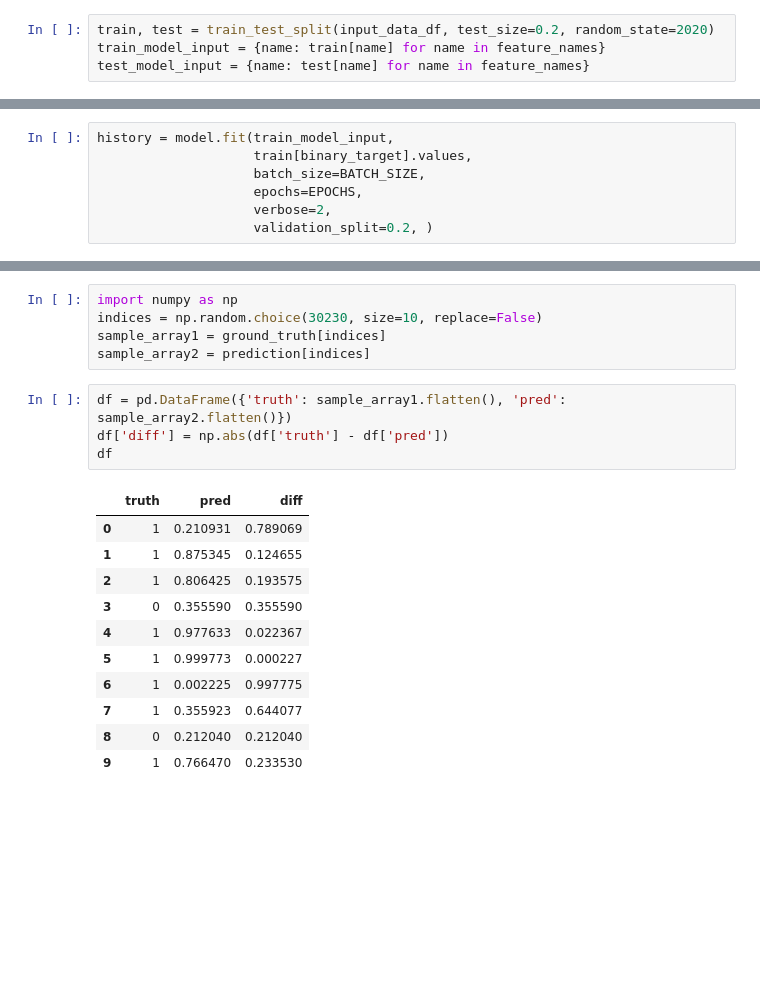
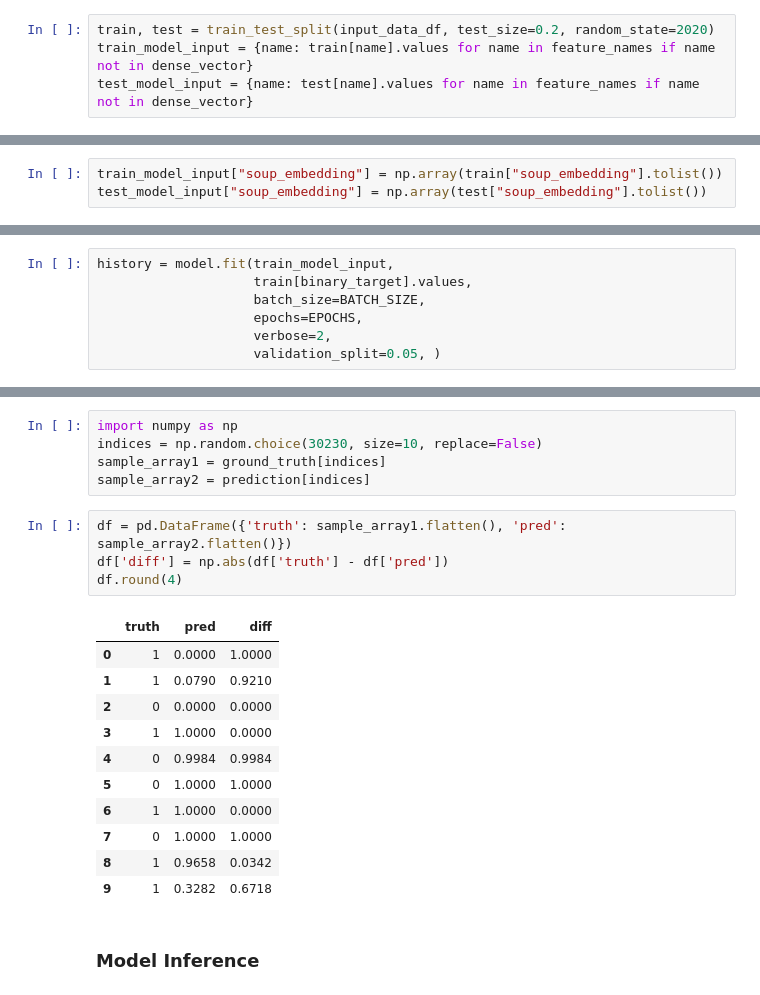
Before and after one commit to nbekoju/Food-Recommendation, a Jupyter notebook: 4_train_with_soup_binary_dense_vector.ipynb, the cells around one changed output, grey strips where cells are left out. Cells and saved outputs as stored; diff of their text form; blank space fills up the shorter version.

Commit message:
complete model inference and training with dense vector

```diff
--- a/4_train_with_soup_binary_dense_vector.ipynb
+++ b/4_train_with_soup_binary_dense_vector.ipynb
@@ -217,4 +222,4 @@ len(feature_names), feature_names
 # %%
 train, test = train_test_split(input_data_df, test_size=0.2, random_state=2020)
-train_model_input = {name: train[name] for name in feature_names}
-test_model_input = {name: test[name] for name in feature_names}
+train_model_input = {name: train[name].values for name in feature_names if name not in dense_vector}
+test_model_input = {name: test[name].values for name in feature_names if name not in dense_vector}
@@ -220,0 +230,3 @@ test_model_input = {name: test[name] for name in feature_names}
+# %%
+train_model_input["soup_embedding"] = np.array(train["soup_embedding"].tolist())
+test_model_input["soup_embedding"] = np.array(test["soup_embedding"].tolist())
@@ -255,5 +271,5 @@ history = model.fit(train_model_input,
                     batch_size=BATCH_SIZE,
                     epochs=EPOCHS,
                     verbose=2,
-                    validation_split=0.2, )
+                    validation_split=0.05, )
 # %% [output]
@@ -303,16 +335,18 @@ sample_array2 = prediction[indices]
 # %%
 df = pd.DataFrame({'truth': sample_array1.flatten(), 'pred': sample_array2.flatten()})
 df['diff'] = np.abs(df['truth'] - df['pred'])
-df
+df.round(4)
 # %% [output]
 |  | truth | pred | diff |
-| 0 | 1 | 0.210931 | 0.789069 |
-| 1 | 1 | 0.875345 | 0.124655 |
-| 2 | 1 | 0.806425 | 0.193575 |
-| 3 | 0 | 0.355590 | 0.355590 |
-| 4 | 1 | 0.977633 | 0.022367 |
-| 5 | 1 | 0.999773 | 0.000227 |
-| 6 | 1 | 0.002225 | 0.997775 |
-| 7 | 1 | 0.355923 | 0.644077 |
-| 8 | 0 | 0.212040 | 0.212040 |
-| 9 | 1 | 0.766470 | 0.233530 |
+| 0 | 1 | 0.0000 | 1.0000 |
+| 1 | 1 | 0.0790 | 0.9210 |
+| 2 | 0 | 0.0000 | 0.0000 |
+| 3 | 1 | 1.0000 | 0.0000 |
+| 4 | 0 | 0.9984 | 0.9984 |
+| 5 | 0 | 1.0000 | 1.0000 |
+| 6 | 1 | 1.0000 | 0.0000 |
+| 7 | 0 | 1.0000 | 1.0000 |
+| 8 | 1 | 0.9658 | 0.0342 |
+| 9 | 1 | 0.3282 | 0.6718 |
+# %% [markdown]
+### Model Inference
```
Also changed, not shown: parts of 17 cells of this notebook.
